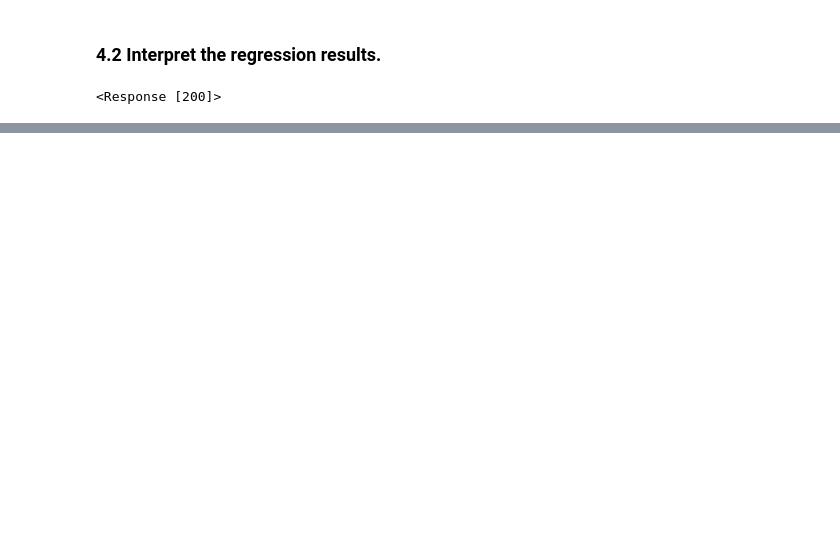
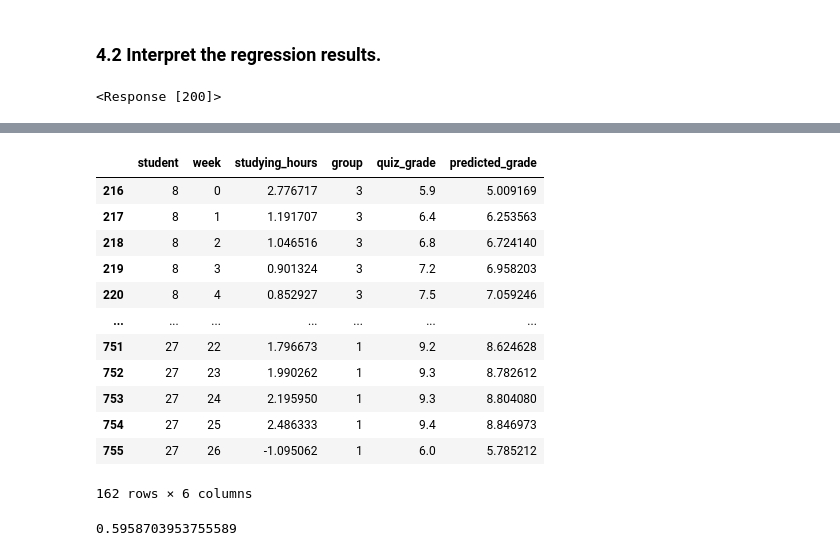
Before and after one commit to aybarsyazici/EPFL-CS421-MLBD, a Jupyter notebook: lectures/week-03/03-lab.ipynb, the cells around one changed output, grey strips where cells are left out. Cells and saved outputs as stored; diff of their text form; code cells hidden in the pictures; blank space fills up the shorter version.

```diff
--- a/lectures/week-03/03-lab.ipynb
+++ b/lectures/week-03/03-lab.ipynb
@@ -366,0 +512,22 @@ send(answer, 42)
+# %%
+test_df
+# %% [output]
+|  | student | week | studying_hours | group | quiz_grade | predicted_grade |
+| 216 | 8 | 0 | 2.776717 | 3 | 5.9 | 5.009169 |
+| 217 | 8 | 1 | 1.191707 | 3 | 6.4 | 6.253563 |
+| 218 | 8 | 2 | 1.046516 | 3 | 6.8 | 6.724140 |
+| 219 | 8 | 3 | 0.901324 | 3 | 7.2 | 6.958203 |
+| 220 | 8 | 4 | 0.852927 | 3 | 7.5 | 7.059246 |
+| ... | ... | ... | ... | ... | ... | ... |
+| 751 | 27 | 22 | 1.796673 | 1 | 9.2 | 8.624628 |
+| 752 | 27 | 23 | 1.990262 | 1 | 9.3 | 8.782612 |
+| 753 | 27 | 24 | 2.195950 | 1 | 9.3 | 8.804080 |
+| 754 | 27 | 25 | 2.486333 | 1 | 9.4 | 8.846973 |
+| 755 | 27 | 26 | -1.095062 | 1 | 6.0 | 5.785212 |
+162 rows × 6 columns
+# %%
+# RMSE error
+from sklearn.metrics import mean_squared_error
+mean_squared_error(test_df['quiz_grade'], test_df['predicted_grade'], squared=False)
+# %% [output]
+0.5958703953755589
```
Also changed, not shown: parts of 18 cells of this notebook, 1 other file.
